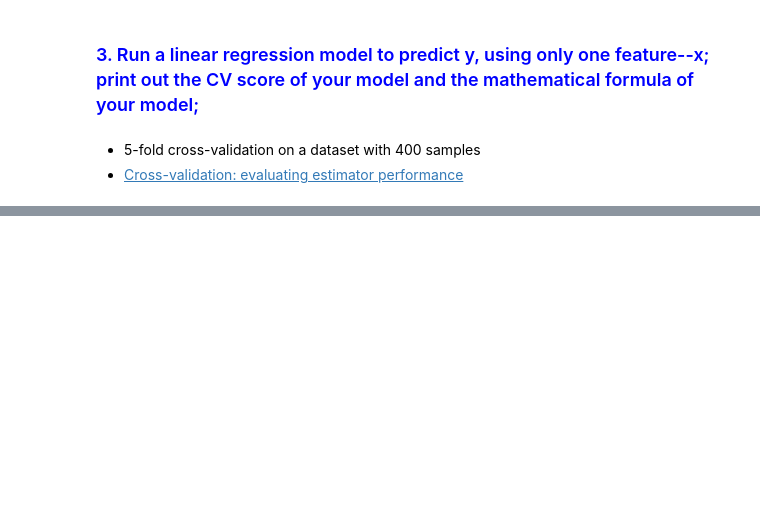
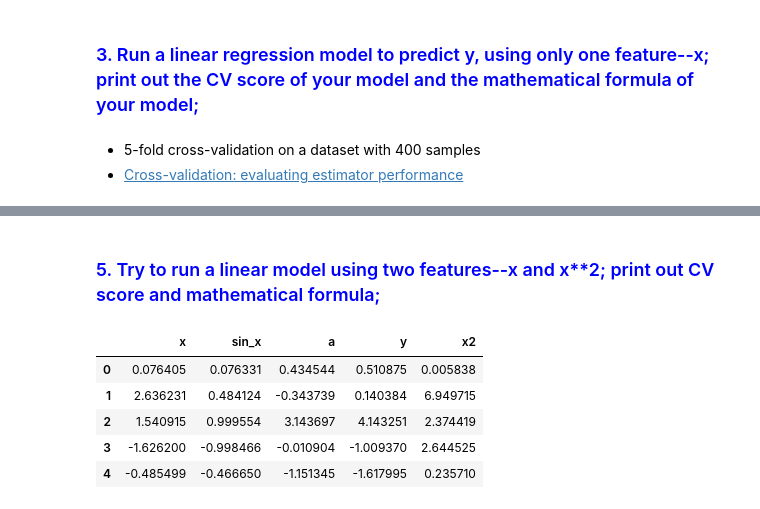
Before and after one commit to time2036/temp, a Jupyter notebook: DS_2.ipynb, the cells around one changed output, grey strips where cells are left out. Saved outputs shown, nothing was run; the diff lists cells and outputs as text; code cells hidden in the pictures; blank space fills up the shorter version.

```diff
--- a/DS_2.ipynb
+++ b/DS_2.ipynb
@@ -53,0 +114,14 @@ sns.jointplot(df.sin_x,df.y)
+# %% [markdown]
+### <font color='blue'> 5. Try to run a linear model using two features--x and x**2; print out CV score and mathematical formula;</font>
+# %%
+# create new feature x**2
+df['x2'] = df.x ** 2
+#df.drop(['sin_x','a'],inplace=True,axis=1)
+df.head()
+# %% [output]
+|  | x | sin_x | a | y | x2 |
+| 0 | 0.076405 | 0.076331 | 0.434544 | 0.510875 | 0.005838 |
+| 1 | 2.636231 | 0.484124 | -0.343739 | 0.140384 | 6.949715 |
+| 2 | 1.540915 | 0.999554 | 3.143697 | 4.143251 | 2.374419 |
+| 3 | -1.626200 | -0.998466 | -0.010904 | -1.009370 | 2.644525 |
+| 4 | -0.485499 | -0.466650 | -1.151345 | -1.617995 | 0.235710 |
```
Also changed, not shown: parts of 18 cells of this notebook.
